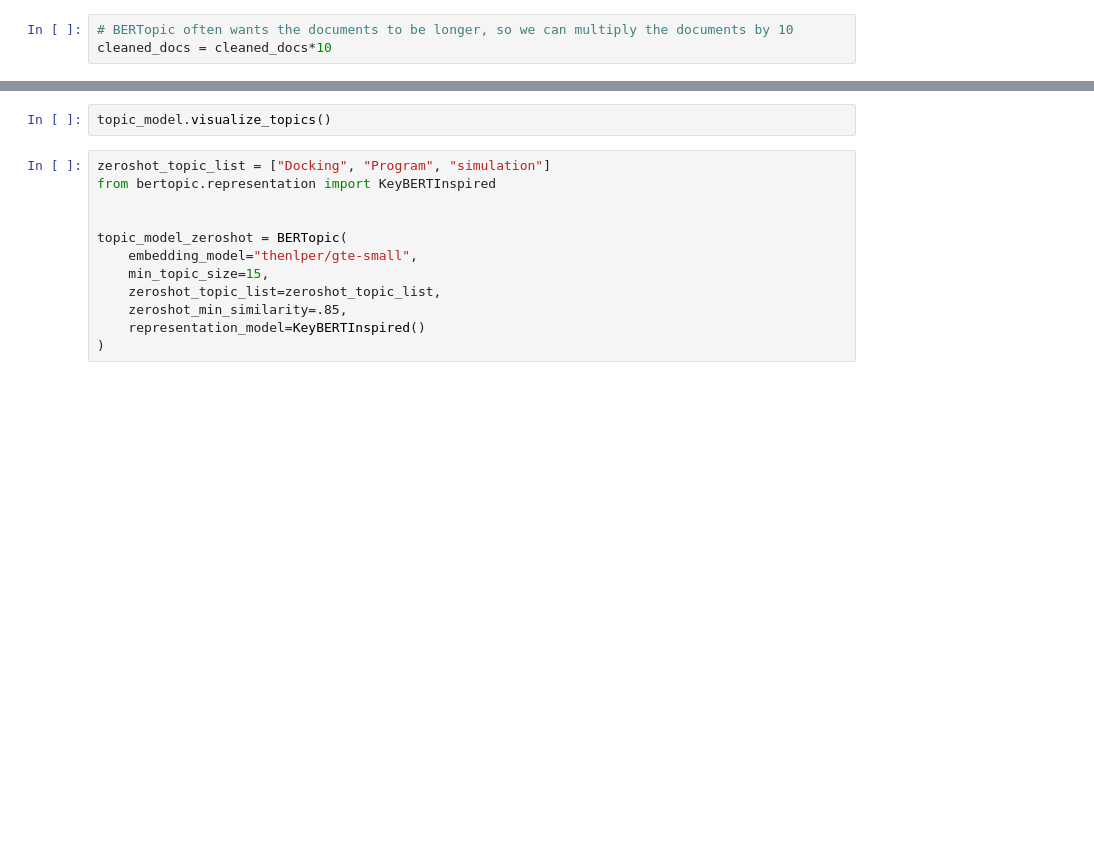
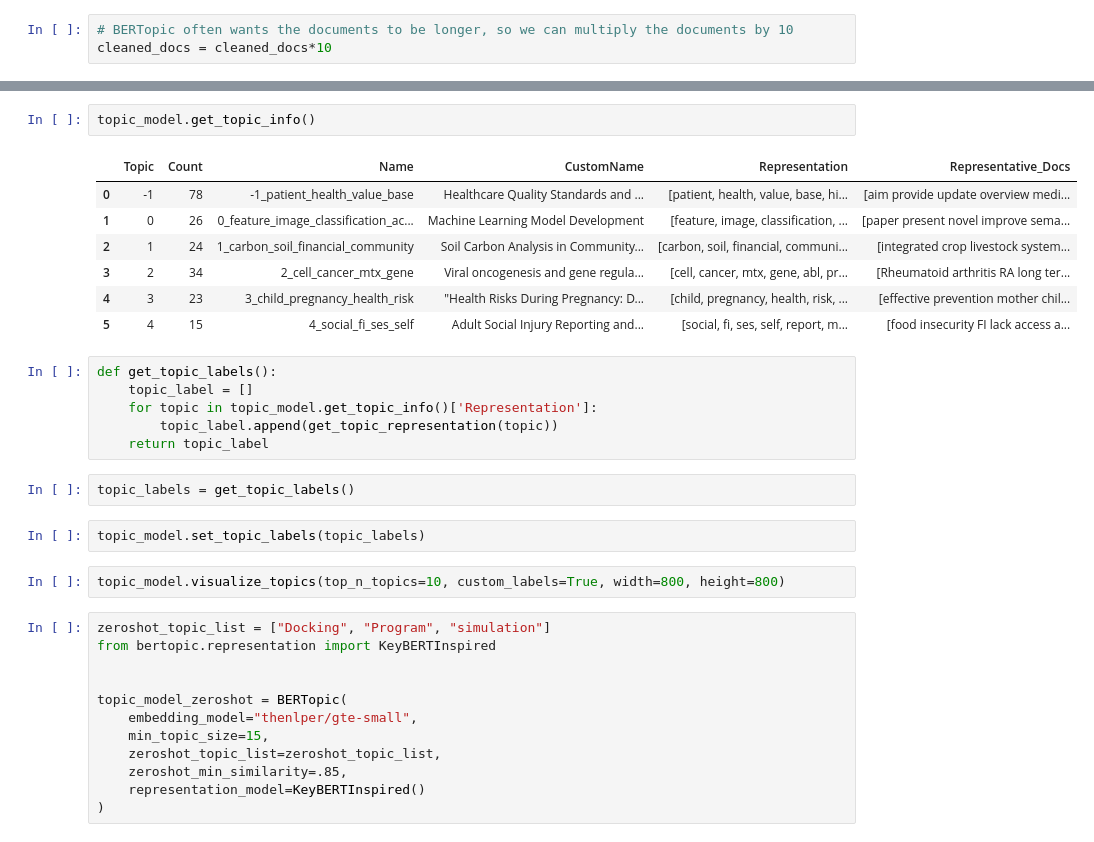
Before and after one commit to andersaknielsen/topic_model_project, a Jupyter notebook: notebooks/topic_modeling_with_bertopic.ipynb, the cells around one changed output, grey strips where cells are left out. Drawn from its saved outputs; the diff is of its cells as text; blank space fills up the shorter version.

```diff
--- a/notebooks/topic_modeling_with_bertopic.ipynb
+++ b/notebooks/topic_modeling_with_bertopic.ipynb
@@ -75,5 +107,25 @@ topic_model.get_topic_info()
 # %%
-topic_model.visualize_topics()
+topic_model.get_topic_info()
+# %% [output]
+|  | Topic | Count | Name | CustomName | Representation | Representative_Docs |
+| 0 | -1 | 78 | -1_patient_health_value_base | Healthcare Quality Standards and ... | [patient, health, value, base, hi... | [aim provide update overview medi... |
+| 1 | 0 | 26 | 0_feature_image_classification_ac... | Machine Learning Model Development | [feature, image, classification, ... | [paper present novel improve sema... |
+| 2 | 1 | 24 | 1_carbon_soil_financial_community | Soil Carbon Analysis in Community... | [carbon, soil, financial, communi... | [integrated crop livestock system... |
+| 3 | 2 | 34 | 2_cell_cancer_mtx_gene | Viral oncogenesis and gene regula... | [cell, cancer, mtx, gene, abl, pr... | [Rheumatoid arthritis RA long ter... |
+| 4 | 3 | 23 | 3_child_pregnancy_health_risk | "Health Risks During Pregnancy: D... | [child, pregnancy, health, risk, ... | [effective prevention mother chil... |
+| 5 | 4 | 15 | 4_social_fi_ses_self | Adult Social Injury Reporting and... | [social, fi, ses, self, report, m... | [food insecurity FI lack access a... |
+# %%
+def get_topic_labels():
+    topic_label = []
+    for topic in topic_model.get_topic_info()['Representation']:
+        topic_label.append(get_topic_representation(topic))
+    return topic_label
+# %%
+topic_labels = get_topic_labels()
+# %%
+topic_model.set_topic_labels(topic_labels)
+# %%
+topic_model.visualize_topics(top_n_topics=10, custom_labels=True, width=800, height=800)
 # %%
 zeroshot_topic_list = ["Docking", "Program", "simulation"]
 from bertopic.representation import KeyBERTInspired
```
Also changed, not shown: parts of 9 cells of this notebook, 4 other files.
